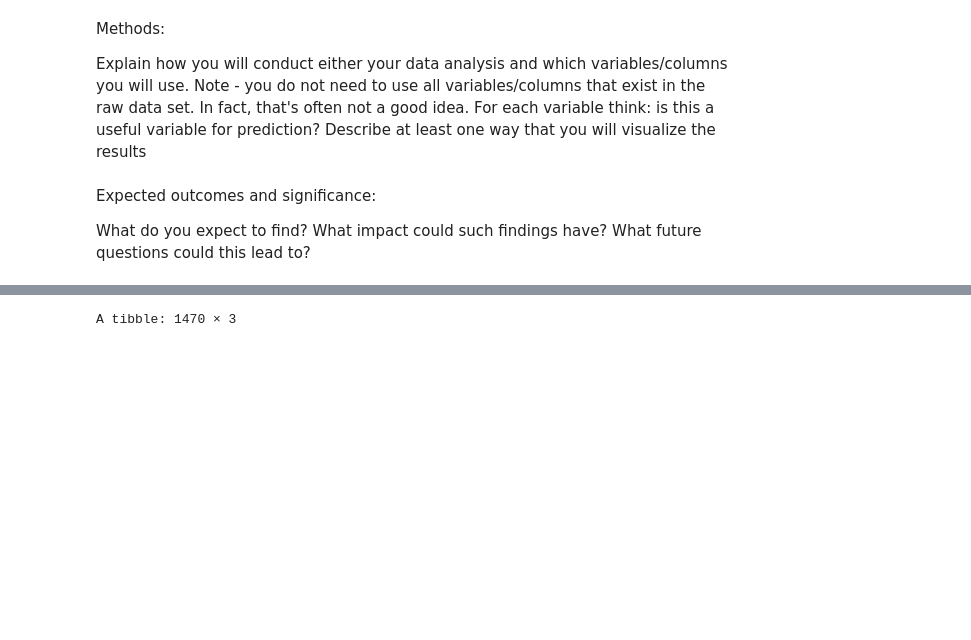
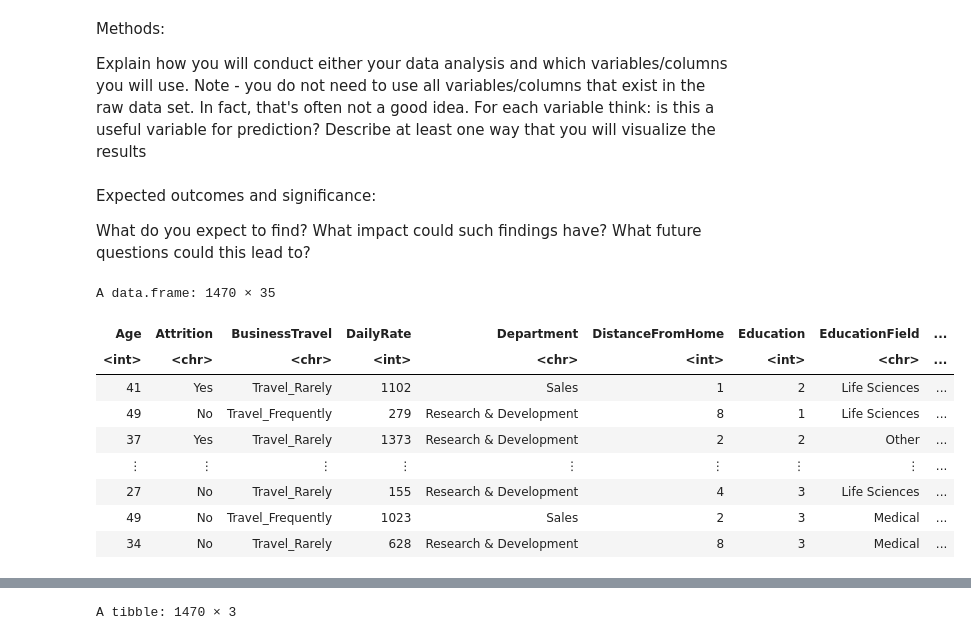
Before and after one commit to wenshanli1231/DSCI-Group-Project, a Jupyter notebook: Project Proposal.ipynb, the cells around one changed output, grey strips where cells are left out. Drawn from its saved outputs; the diff is of its cells as text; code cells hidden in the pictures; blank space fills up the shorter version.

```diff
--- a/Project Proposal.ipynb
+++ b/Project Proposal.ipynb
@@ -31,6 +31,20 @@ library(tidyverse)
 library(repr)
 library(tidymodels)
 options(repr.matrix.max.rows = 6)
+# %%
+attrition_data<-read.csv ("https://raw.githubusercontent.com/wenshanli1231/DSCI-Group-Project/main/Employee-Attrition.csv")
+attrition_data
+# %% [output]
+A data.frame: 1470 × 35
+| Age | Attrition | BusinessTravel | DailyRate | Department | DistanceFromHome | Education | EducationField | ... |
+| <int> | <chr> | <chr> | <int> | <chr> | <int> | <int> | <chr> | ... |
+| 41 | Yes | Travel_Rarely | 1102 | Sales | 1 | 2 | Life Sciences | ... |
+| 49 | No | Travel_Frequently | 279 | Research & Development | 8 | 1 | Life Sciences | ... |
+| 37 | Yes | Travel_Rarely | 1373 | Research & Development | 2 | 2 | Other | ... |
+| ⋮ | ⋮ | ⋮ | ⋮ | ⋮ | ⋮ | ⋮ | ⋮ | ... |
+| 27 | No | Travel_Rarely | 155 | Research & Development | 4 | 3 | Life Sciences | ... |
+| 49 | No | Travel_Frequently | 1023 | Sales | 2 | 3 | Medical | ... |
+| 34 | No | Travel_Rarely | 628 | Research & Development | 8 | 3 | Medical | ... |
 # %%
 attrition_data <- attrition_data |>
     select( Attrition, HourlyRate, YearsAtCompany)
```
Also changed, not shown: parts of 5 cells of this notebook.
